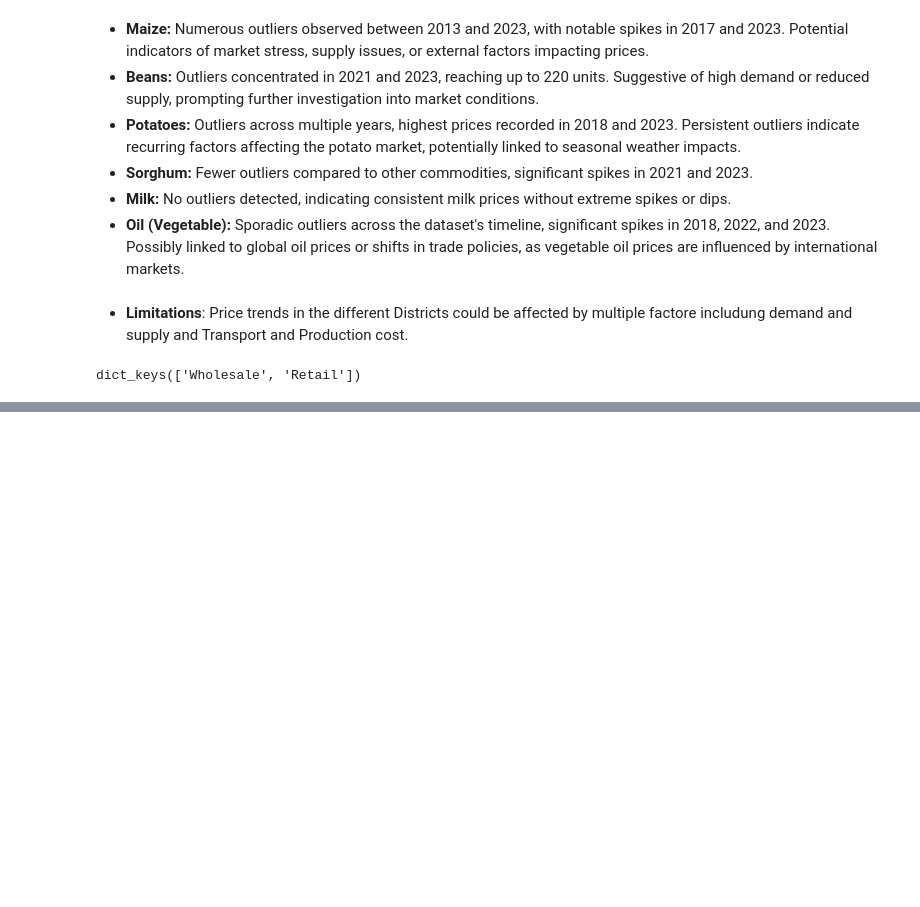
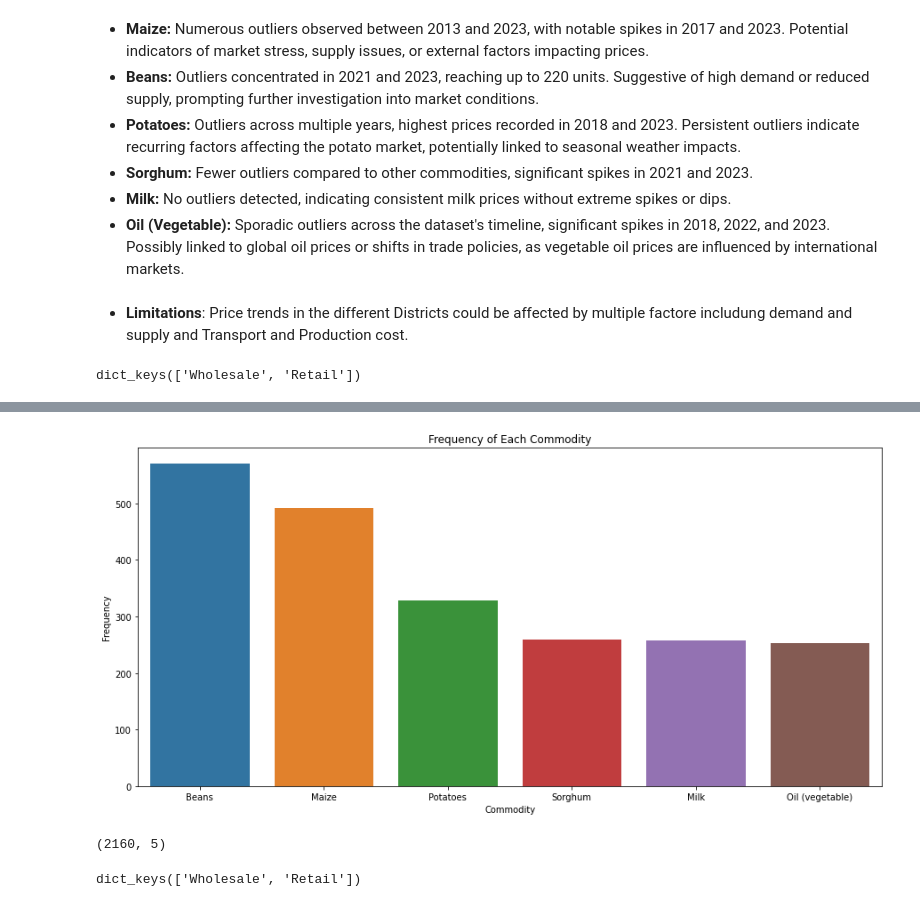
Before and after one commit to Mwenda-Mugambi/Commodity_Price_Forecasting, a Jupyter notebook: Notebook.ipynb, the cells around one changed output, grey strips where cells are left out. Cells and saved outputs as stored; diff of their text form; code cells hidden in the pictures; blank space fills up the shorter version.

```diff
--- a/Notebook.ipynb
+++ b/Notebook.ipynb
@@ -820,0 +869,11 @@ for pricetype_name, pricetype_data in nested_dict.items():
+# %%
+district_counts = filtered_data[filtered_data['district']=='Nairobi']['commodity'].value_counts()
+
+plt.figure(figsize=(15, 7))
+sns.barplot(x=district_counts.index, y=district_counts.values)
+plt.title('Frequency of Each Commodity')
+plt.xlabel('Commodity')
+plt.ylabel('Frequency')
+plt.show()
+# %% [output]
+[figure, added]
@@ -820,0 +884,28 @@ for pricetype_name, pricetype_data in nested_dict.items():
+# %%
+df_nairobi = filtered_data[filtered_data['district'] == 'Nairobi']
+df_nairobi.shape
+# %% [output]
+(2160, 5)
+# %%
+nairobi_dict = {}
+
+for a in range(0, len(df_nairobi['pricetype'].unique())):
+    pricetype_name = df_nairobi['pricetype'].unique()[a]
+    nairobi_dict[pricetype_name] = {}
+    df_pricetype = df_nairobi[df_nairobi['pricetype']==pricetype_name]
+
+    for b in range(0, len(df_pricetype['district'].unique())):
+        region_name = df_pricetype['district'].unique()[b]
+        nairobi_dict[pricetype_name][region_name] = {}
+
+        df_region = df_pricetype[df_pricetype['district'] == region_name]
+
+
+        for d in range(0, len(df_region['commodity'].unique())):
+            item_name = df_region['commodity'].unique()[d]
+            nairobi_dict[pricetype_name][region_name][item_name] = df_region[df_region['commodity'] == item_name]
+
+# Access nested_dict as needed
+nairobi_dict.keys()
+# %% [output]
+dict_keys(['Wholesale', 'Retail'])
```
Also changed, not shown: parts of 14 cells of this notebook, 8 other files.
